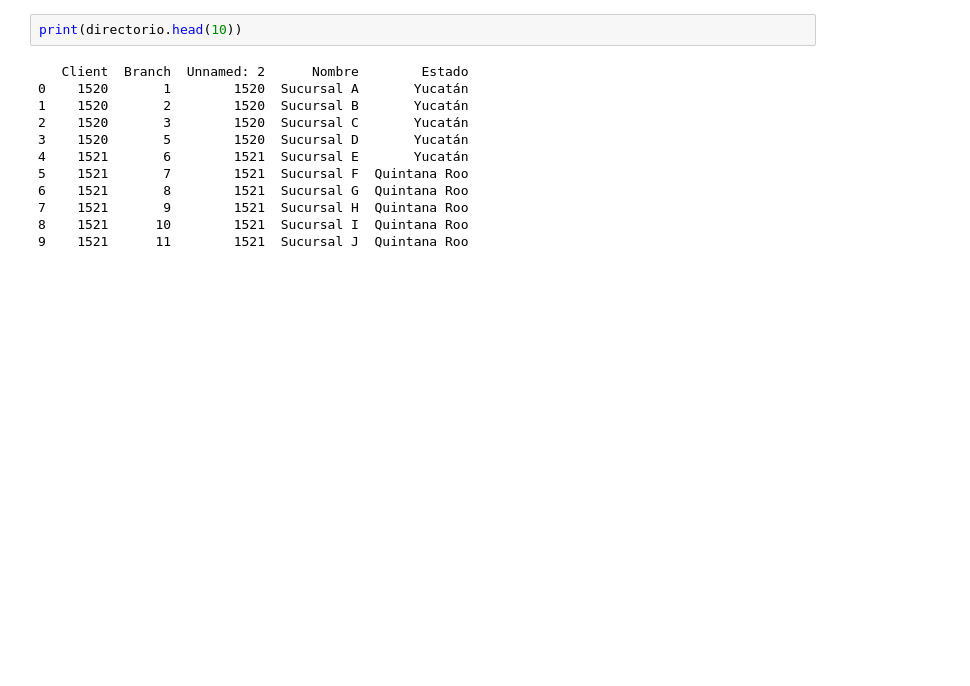
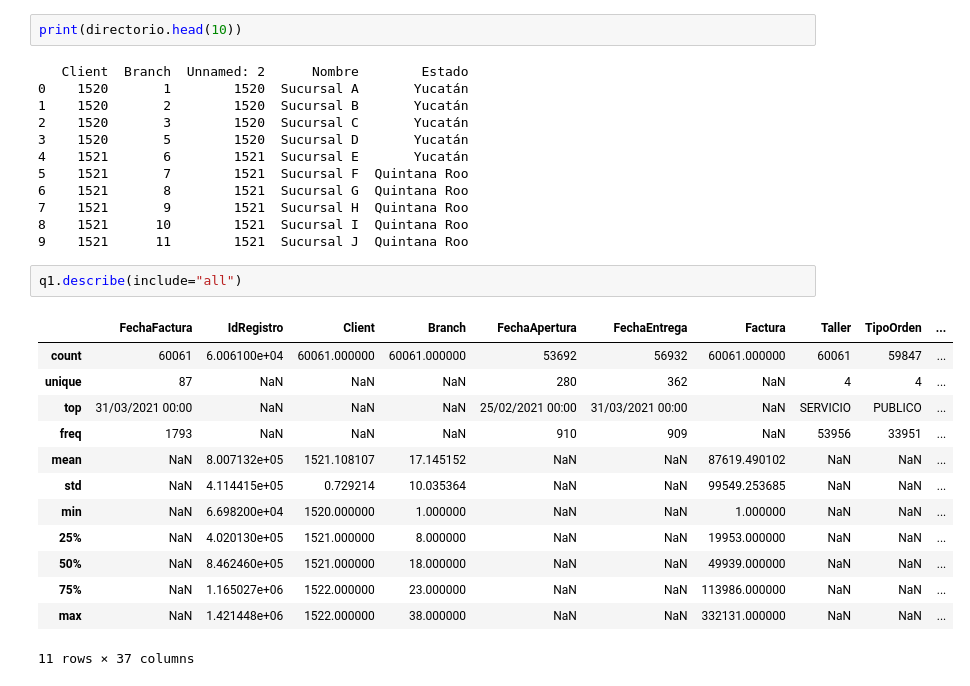
Before and after one commit to moojashiel/Examen-BI, a Jupyter notebook: src/01_exploracion.ipynb, the cells around one changed output. Drawn from its saved outputs; the diff is of its cells as text; blank space fills up the shorter version.

```diff
--- a/src/01_exploracion.ipynb
+++ b/src/01_exploracion.ipynb
@@ -26,3 +26,19 @@ print(directorio.head(10))
 7    1521       9        1521  Sucursal H  Quintana Roo
 8    1521      10        1521  Sucursal I  Quintana Roo
 9    1521      11        1521  Sucursal J  Quintana Roo
+# %%
+q1.describe(include="all")
+# %% [output]
+|  | FechaFactura | IdRegistro | Client | Branch | FechaApertura | FechaEntrega | Factura | Taller | TipoOrden | ... |
+| count | 60061 | 6.006100e+04 | 60061.000000 | 60061.000000 | 53692 | 56932 | 60061.000000 | 60061 | 59847 | ... |
+| unique | 87 | NaN | NaN | NaN | 280 | 362 | NaN | 4 | 4 | ... |
+| top | 31/03/2021 00:00 | NaN | NaN | NaN | 25/02/2021 00:00 | 31/03/2021 00:00 | NaN | SERVICIO | PUBLICO | ... |
+| freq | 1793 | NaN | NaN | NaN | 910 | 909 | NaN | 53956 | 33951 | ... |
+| mean | NaN | 8.007132e+05 | 1521.108107 | 17.145152 | NaN | NaN | 87619.490102 | NaN | NaN | ... |
+| std | NaN | 4.114415e+05 | 0.729214 | 10.035364 | NaN | NaN | 99549.253685 | NaN | NaN | ... |
+| min | NaN | 6.698200e+04 | 1520.000000 | 1.000000 | NaN | NaN | 1.000000 | NaN | NaN | ... |
+| 25% | NaN | 4.020130e+05 | 1521.000000 | 8.000000 | NaN | NaN | 19953.000000 | NaN | NaN | ... |
+| 50% | NaN | 8.462460e+05 | 1521.000000 | 18.000000 | NaN | NaN | 49939.000000 | NaN | NaN | ... |
+| 75% | NaN | 1.165027e+06 | 1522.000000 | 23.000000 | NaN | NaN | 113986.000000 | NaN | NaN | ... |
+| max | NaN | 1.421448e+06 | 1522.000000 | 38.000000 | NaN | NaN | 332131.000000 | NaN | NaN | ... |
+11 rows × 37 columns
```
Also changed, not shown: parts of 5 cells of this notebook.
